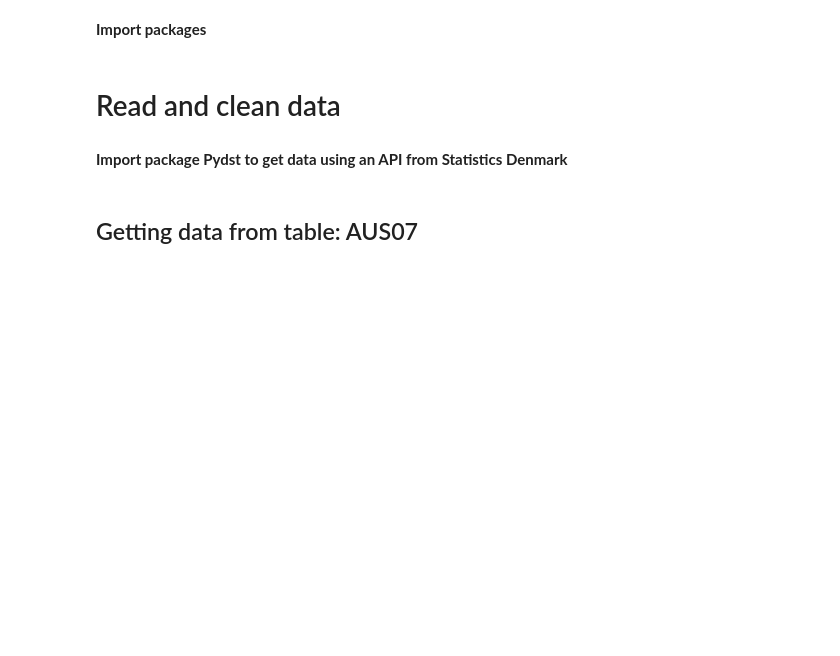
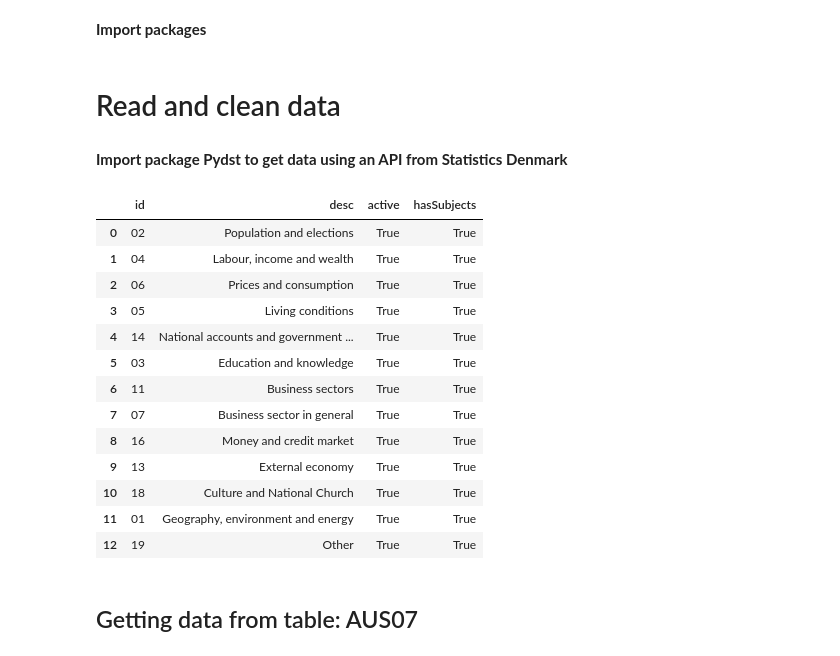
Before and after one commit to ceciliechrstnsn/projects-2021-luna-hjerteknuser, a Jupyter notebook: dataproject/dataproject.ipynb, the cells around one changed output. Cells and saved outputs as stored; diff of their text form; code cells hidden in the pictures; blank space fills up the shorter version.

```diff
--- a/dataproject/dataproject.ipynb
+++ b/dataproject/dataproject.ipynb
@@ -28,2 +24,23 @@ import pydst
+# %%
+#pip install git+https://github.com/elben10/pydst
+#to run this the above code needs to be installed in terminal
+import pydst
+Dst = pydst.Dst(lang='en')
+Dst.get_subjects()
+# %% [output]
+|  | id | desc | active | hasSubjects |
+| 0 | 02 | Population and elections | True | True |
+| 1 | 04 | Labour, income and wealth | True | True |
+| 2 | 06 | Prices and consumption | True | True |
+| 3 | 05 | Living conditions | True | True |
+| 4 | 14 | National accounts and government ... | True | True |
+| 5 | 03 | Education and knowledge | True | True |
+| 6 | 11 | Business sectors | True | True |
+| 7 | 07 | Business sector in general | True | True |
+| 8 | 16 | Money and credit market | True | True |
+| 9 | 13 | External economy | True | True |
+| 10 | 18 | Culture and National Church | True | True |
+| 11 | 01 | Geography, environment and energy | True | True |
+| 12 | 19 | Other | True | True |
 # %%
 Dst = pydst.Dst(lang='en')
```
Also changed, not shown: parts of 31 cells of this notebook.
